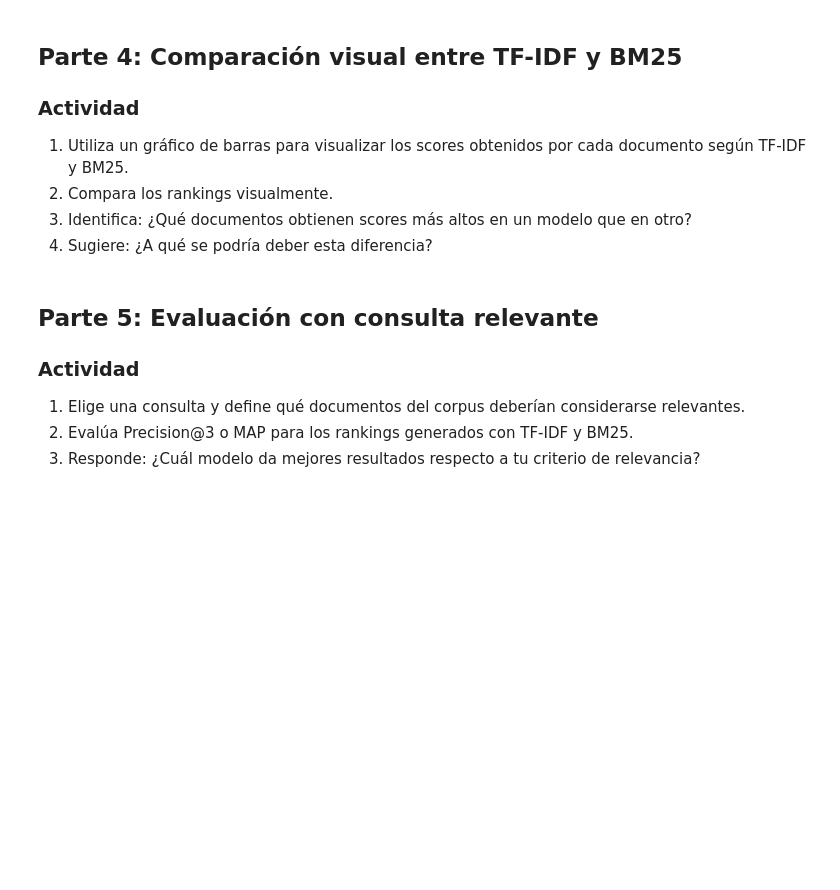
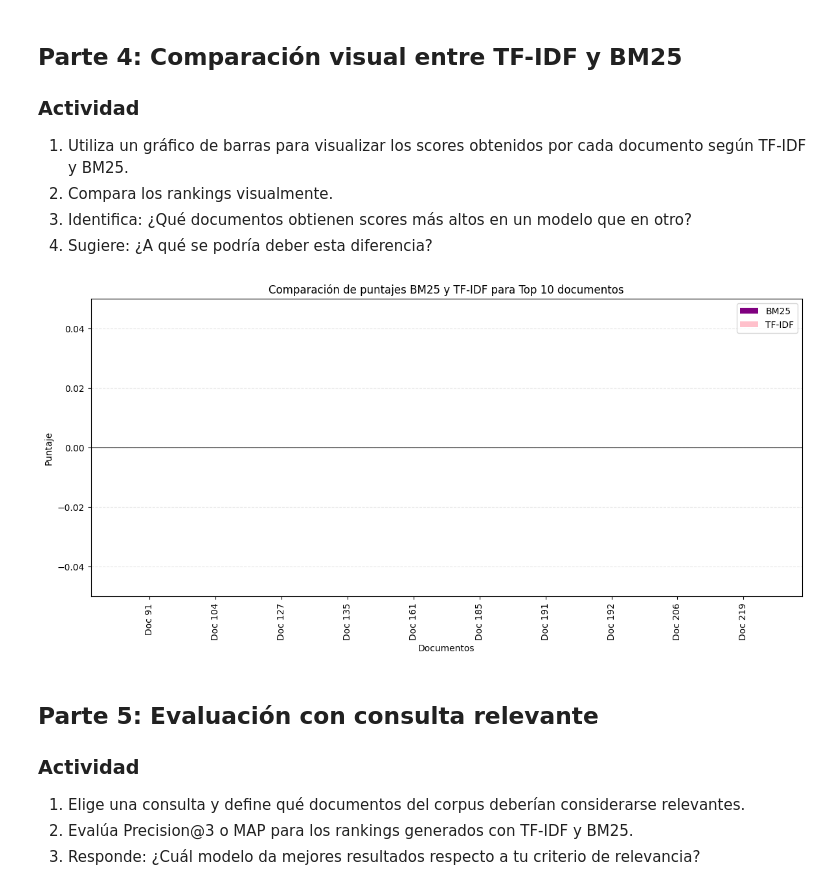
Before and after one commit to EliSilva1315/ir25a-main, a Jupyter notebook: notebooks/04bm25.ipynb, the cells around one changed output. Cells and saved outputs as stored; diff of their text form; code cells hidden in the pictures; blank space fills up the shorter version.

```diff
--- a/notebooks/04bm25.ipynb
+++ b/notebooks/04bm25.ipynb
@@ -421,6 +427,57 @@ pd.DataFrame({
 2. Compara los rankings visualmente.
 3. Identifica: ¿Qué documentos obtienen scores más altos en un modelo que en otro?
 4. Sugiere: ¿A qué se podría deber esta diferencia?
+# %%
+import matplotlib.pyplot as plt
+import numpy as np
+
+# Usamos el DataFrame original df_scores que tú tienes
+df_top10 = df_scores.nlargest(10, 'BM25').copy()  # Top 10 documentos por BM25
+# Aseguramos que los puntajes TF-IDF sean positivos para la visualización
+df_top10['TF-IDF'] = df_top10['TF-IDF'].clip(lower=0)  # Aseguramos que TF-IDF sea >= 0
+# Aseguramos que los puntajes BM25 puedan ser negativos
+df_top10['BM25'] = df_top10['BM25'].clip(lower=-1)  # Aseguramos que BM25 sea >= -1 para visualización
+
+# Crear etiquetas para el eje X: solo índices de documento
+df_top10['Etiqueta'] = [f'Doc {i}' for i in df_top10['Documento']]
+
+x = np.arange(len(df_top10))
+bar_width = 0.4
+
+fig, ax = plt.subplots(figsize=(12, 6))
+
+# Barras BM25 (pueden ser negativas)
+ax.bar(x - bar_width/2, df_top10['BM25'], width=bar_width, label='BM25', color='purple')
+
+# Barras TF-IDF (positivos)
+ax.bar(x + bar_width/2, df_top10['TF-IDF'], width=bar_width, label='TF-IDF', color='pink')
+
+# Línea horizontal en y=0 para distinguir positivo y negativo
+ax.axhline(0, color='black', linewidth=0.8)
+
+# Limitar eje Y para mostrar todo con margen
+min_y = min(df_top10['BM25'].min(), 0)
+max_y = max(df_top10['TF-IDF'].max(), 0)
+margin = (max_y - min_y) * 0.1  # 10% margen
+
+ax.set_ylim(min_y - margin, max_y + margin)
+
+# Etiquetas eje X
+ax.set_xticks(x)
+ax.set_xticklabels(df_top10['Etiqueta'], rotation=90)
+
+# Títulos y etiquetas
+ax.set_xlabel('Documentos')
+ax.set_ylabel('Puntaje')
+ax.set_title('Comparación de puntajes BM25 y TF-IDF para Top 10 documentos')
+
+ax.legend()
+ax.grid(axis='y', linestyle='--', alpha=0.3)
+
+plt.tight_layout()
+plt.show()
+# %% [output]
+[figure, added]
 # %% [markdown]
 ## Parte 5: Evaluación con consulta relevante
 
```
Also changed, not shown: parts of 2 cells of this notebook.
